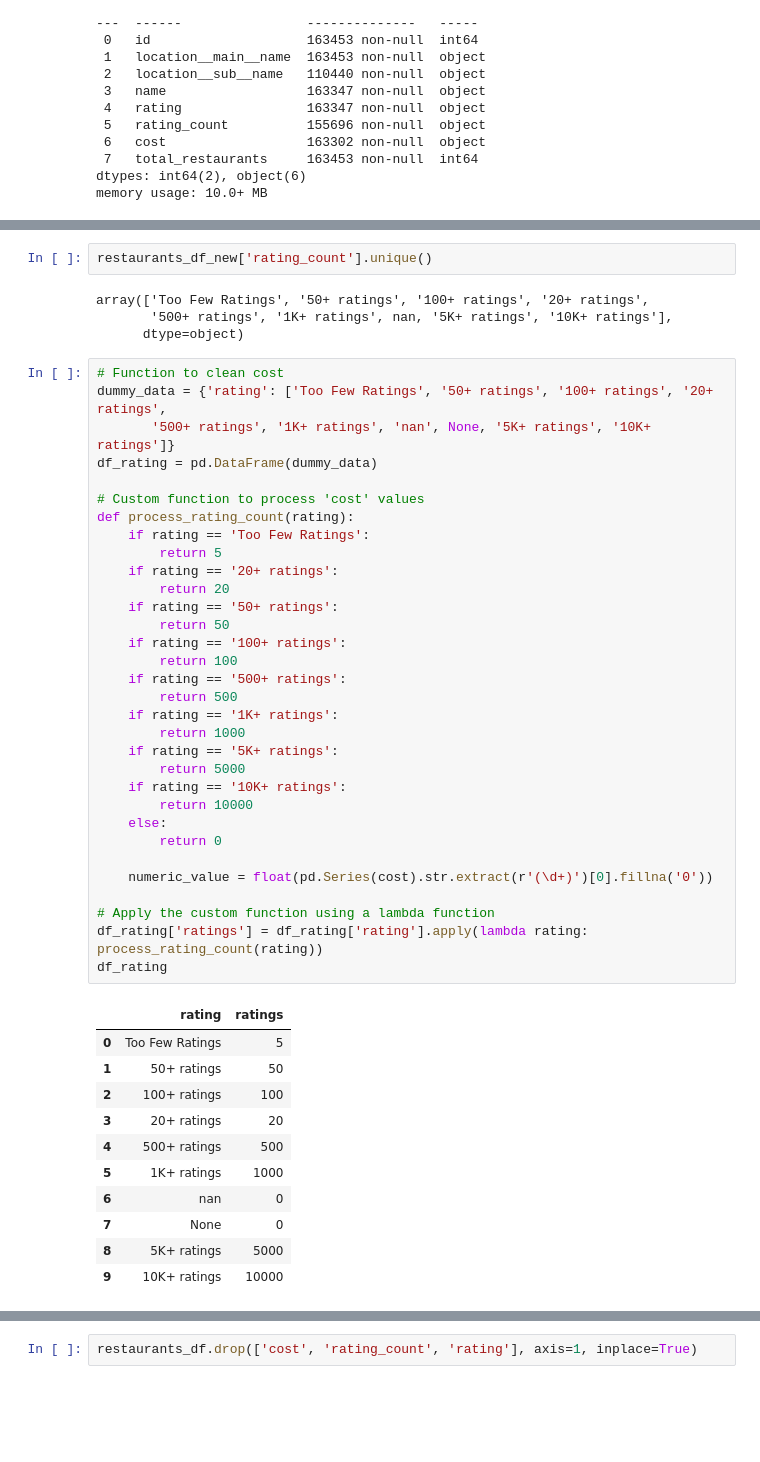
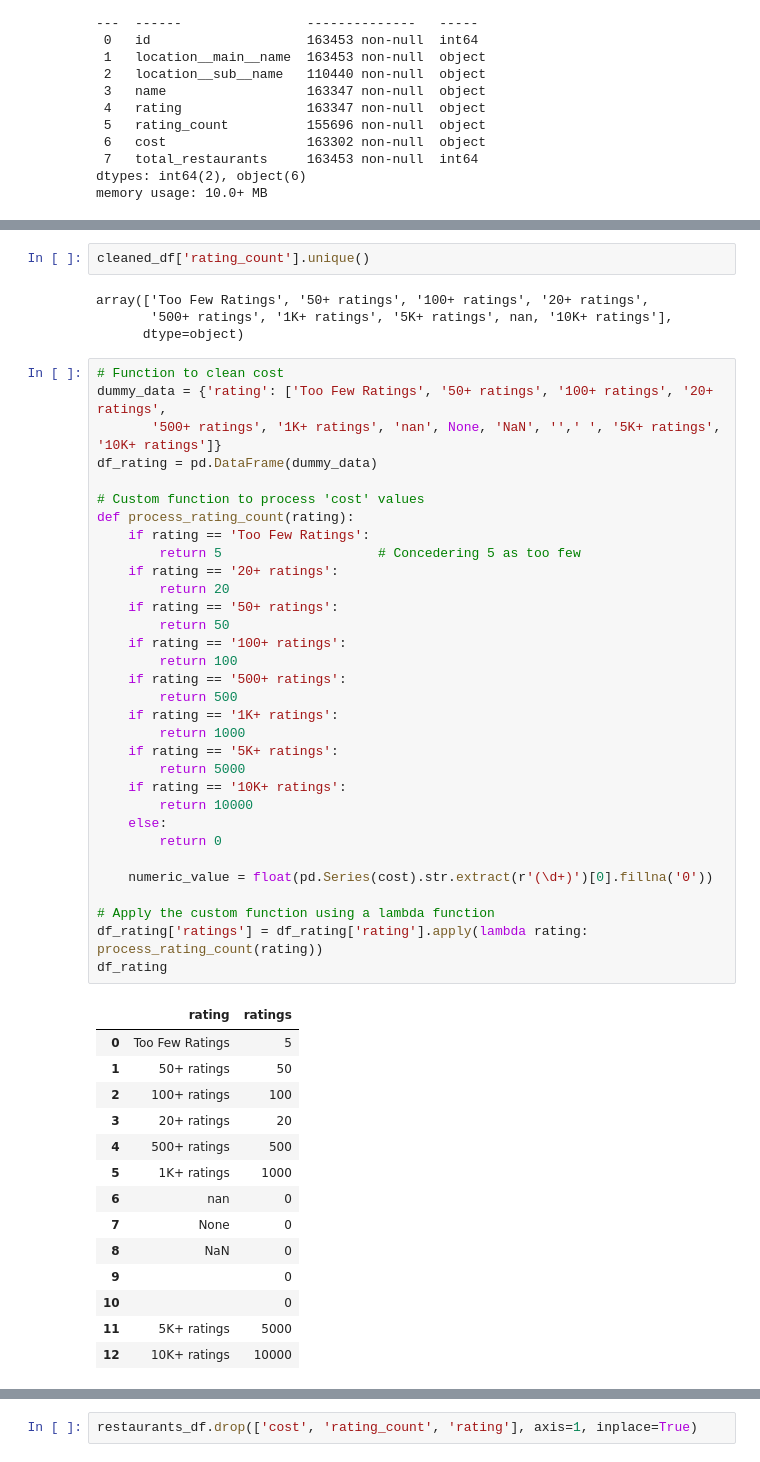
Before and after one commit to mm-reza/Hack-a-thon-GeeksforGeeks, a Jupyter notebook: Swiggy_data_analysis.ipynb, the cells around one changed output, grey strips where cells are left out. Cells and saved outputs as stored; diff of their text form; blank space fills up the shorter version.

```diff
--- a/Swiggy_data_analysis.ipynb
+++ b/Swiggy_data_analysis.ipynb
@@ -229,51 +259,54 @@ print(df)
 # %%
-restaurants_df_new['rating_count'].unique()
+cleaned_df['rating_count'].unique()
 # %% [output]
 array(['Too Few Ratings', '50+ ratings', '100+ ratings', '20+ ratings',
-       '500+ ratings', '1K+ ratings', nan, '5K+ ratings', '10K+ ratings'],
+       '500+ ratings', '1K+ ratings', '5K+ ratings', nan, '10K+ ratings'],
       dtype=object)
 # %%
 # Function to clean cost
 dummy_data = {'rating': ['Too Few Ratings', '50+ ratings', '100+ ratings', '20+ ratings',
-       '500+ ratings', '1K+ ratings', 'nan', None, '5K+ ratings', '10K+ ratings']}
+       '500+ ratings', '1K+ ratings', 'nan', None, 'NaN', '',' ', '5K+ ratings', '10K+ ratings']}
 df_rating = pd.DataFrame(dummy_data)
 
 # Custom function to process 'cost' values
 def process_rating_count(rating):
     if rating == 'Too Few Ratings':
-        return 5
+        return 5                    # Concedering 5 as too few
     if rating == '20+ ratings':
         return 20
     if rating == '50+ ratings':
         return 50
     if rating == '100+ ratings':
         return 100
     if rating == '500+ ratings':
         return 500
     if rating == '1K+ ratings':
         return 1000
     if rating == '5K+ ratings':
         return 5000
     if rating == '10K+ ratings':
         return 10000
     else:
         return 0
 
     numeric_value = float(pd.Series(cost).str.extract(r'(\d+)')[0].fillna('0'))
 
 # Apply the custom function using a lambda function
 df_rating['ratings'] = df_rating['rating'].apply(lambda rating: process_rating_count(rating))
 df_rating
 # %% [output]
 |  | rating | ratings |
 | 0 | Too Few Ratings | 5 |
 | 1 | 50+ ratings | 50 |
 | 2 | 100+ ratings | 100 |
 | 3 | 20+ ratings | 20 |
 | 4 | 500+ ratings | 500 |
 | 5 | 1K+ ratings | 1000 |
 | 6 | nan | 0 |
 | 7 | None | 0 |
-| 8 | 5K+ ratings | 5000 |
-| 9 | 10K+ ratings | 10000 |
+| 8 | NaN | 0 |
+| 9 |  | 0 |
+| 10 |  | 0 |
+| 11 | 5K+ ratings | 5000 |
+| 12 | 10K+ ratings | 10000 |
 # %%
```
Also changed, not shown: parts of 24 cells of this notebook.
